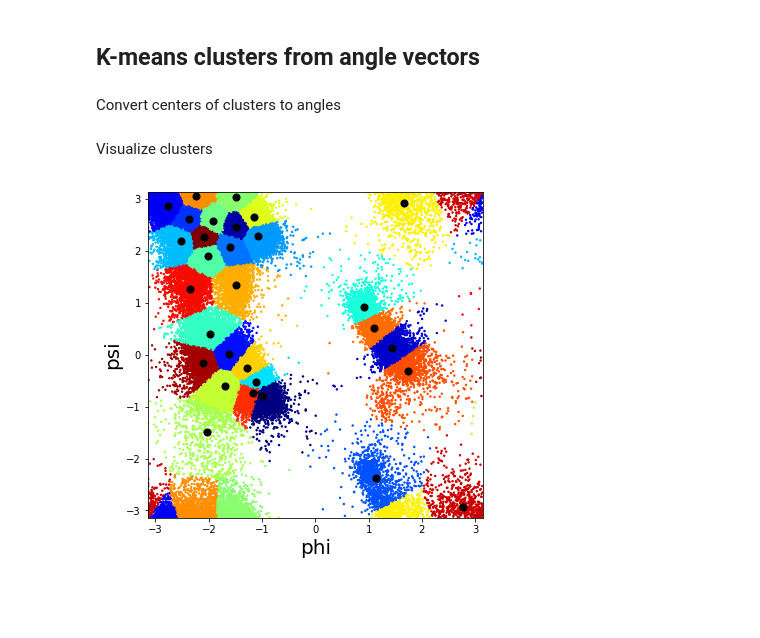
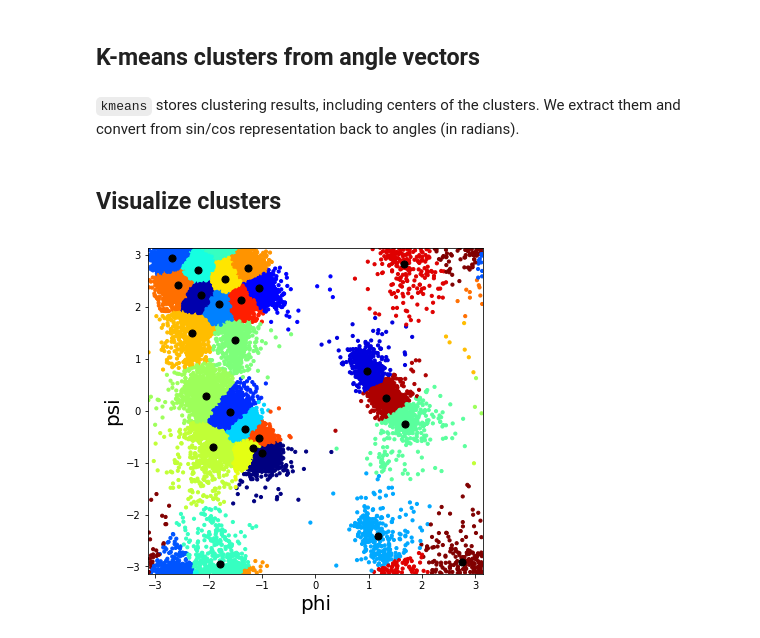
Before and after one commit to gjoni/phipsi, a Jupyter notebook: notebooks/2-clustering.ipynb, the cells around one changed output. Drawn from its saved outputs; the diff is of its cells as text; code cells hidden in the pictures; blank space fills up the shorter version.

````diff
--- a/notebooks/2-clustering.ipynb
+++ b/notebooks/2-clustering.ipynb
@@ -48,44 +33,44 @@ Validation size: 545 proteins
 ## K-means clusters from angle vectors
 # %%
 from sklearn.cluster import KMeans
-#from sklearn.cluster import MiniBatchKMeans
 
-X = np.vstack([item['avec'] for item in train])
+# use only 1/50 of the full dataset to make things faster
+X = np.vstack([item['avec'] for item in dataset[::50]])
 
-#kmeans = MiniBatchKMeans(n_clusters=20, batch_size=500, max_iter=100).fit(X)
-# cluster the train set
-kmeans = KMeans(n_clusters=30, max_iter=5)
+# split all (phi,psi) pairs into 25 clusters
+kmeans = KMeans(n_clusters=25, max_iter=5)
 kmeans.fit(X)
 
-# assign clusters to data points
+# assign every (phi,psi) pair to one of the inferred clusters
 X_pred = kmeans.predict(X)
-# %% [markdown]
-Convert centers of clusters to angles
+# %% [markdown]
+```kmeans``` stores clustering results, including centers of the clusters. We extract them and convert from sin/cos representation back to angles (in radians).
 # %%
 cent = kmeans.cluster_centers_
 cphi = np.arctan2(cent[:,0], cent[:,1])
 cpsi = np.arctan2(cent[:,2], cent[:,3])
-# %% [markdown]
-Visualize clusters
+# %% [markdown]
+## Visualize clusters
 # %%
 import matplotlib
 import matplotlib.pyplot as plt
 %matplotlib inline
 
 # stack phi and psi from all proteins together
-phi = np.hstack([item['phi'] for item in train])
-psi = np.hstack([item['psi'] for item in train])
+# (again, use 1/50 of the full set)
+phi = np.hstack([item['phi'] for item in dataset[::50]])
+psi = np.hstack([item['psi'] for item in dataset[::50]])
 
 matplotlib.rcParams['image.cmap'] = 'jet'
 
 fig = plt.figure(figsize=(6,6))
 ax1 = fig.add_subplot(111)
 plt.xlim([-np.pi, np.pi])
 plt.ylim([-np.pi, np.pi])
 plt.xlabel('phi', fontsize=20)
 plt.ylabel('psi', fontsize=20)
-plt.scatter(phi[::10], psi[::10], c=X_pred[::10], s=2)
+plt.scatter(phi, psi, c=X_pred, s=10)
 plt.scatter(cphi, cpsi, c='black', s=50)
 plt.show()
 # %% [output]
-[figure, old version]
+[figure, new version]
````
Also changed, not shown: parts of 4 cells of this notebook, 2 other files.
